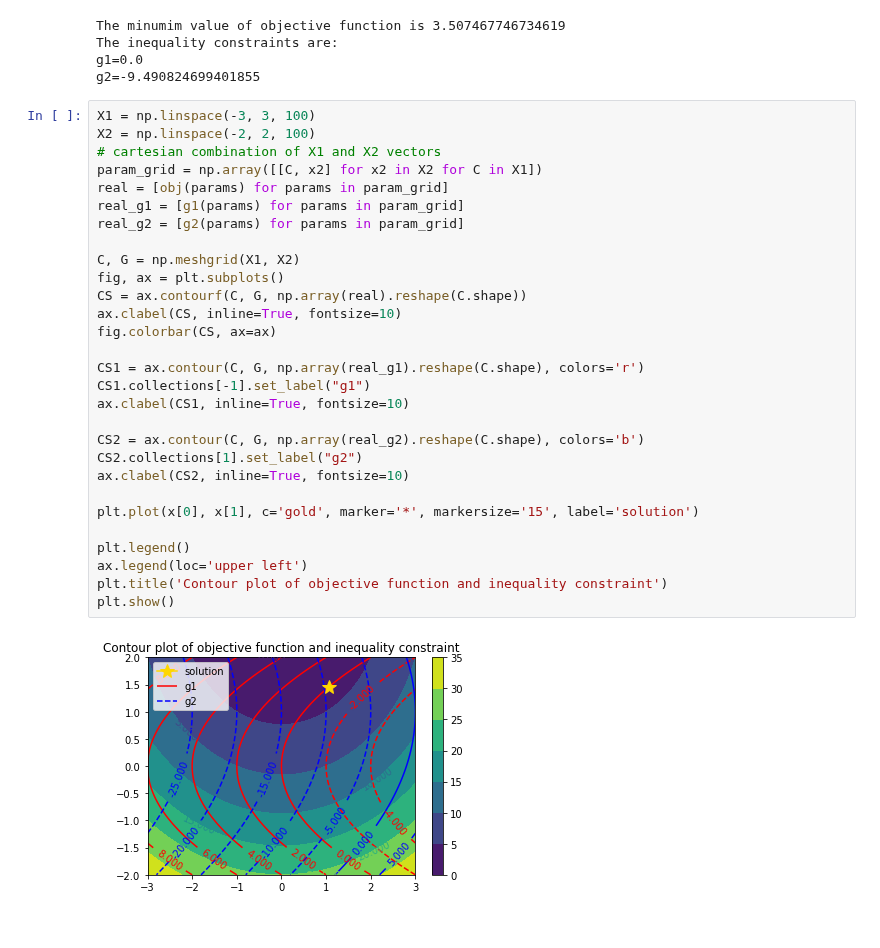
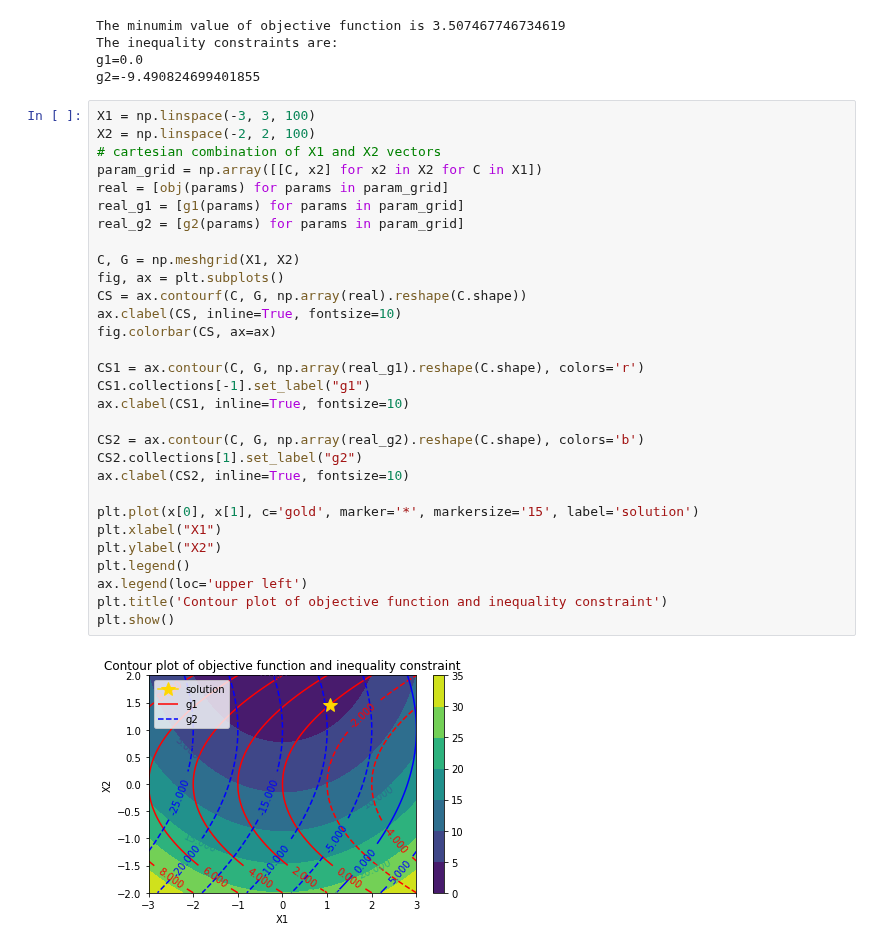
Before and after one commit to siddahant/DESOPT, a Jupyter notebook: SQP.ipynb, the cells around one changed output. Cells and saved outputs as stored; diff of their text form.

```diff
--- a/SQP.ipynb
+++ b/SQP.ipynb
@@ -146,31 +146,32 @@ g2=-9.490824699401855
 # %%
 X1 = np.linspace(-3, 3, 100)
 X2 = np.linspace(-2, 2, 100)
 # cartesian combination of X1 and X2 vectors
 param_grid = np.array([[C, x2] for x2 in X2 for C in X1])
 real = [obj(params) for params in param_grid]
 real_g1 = [g1(params) for params in param_grid]
 real_g2 = [g2(params) for params in param_grid]
 
 C, G = np.meshgrid(X1, X2)
 fig, ax = plt.subplots()
 CS = ax.contourf(C, G, np.array(real).reshape(C.shape))
 ax.clabel(CS, inline=True, fontsize=10)
 fig.colorbar(CS, ax=ax)
 
 CS1 = ax.contour(C, G, np.array(real_g1).reshape(C.shape), colors='r')
 CS1.collections[-1].set_label("g1")
 ax.clabel(CS1, inline=True, fontsize=10)
 
 CS2 = ax.contour(C, G, np.array(real_g2).reshape(C.shape), colors='b')
 CS2.collections[1].set_label("g2")
 ax.clabel(CS2, inline=True, fontsize=10)
 
 plt.plot(x[0], x[1], c='gold', marker='*', markersize='15', label='solution')
-
+plt.xlabel("X1")
+plt.ylabel("X2")
 plt.legend()
 ax.legend(loc='upper left')
 plt.title('Contour plot of objective function and inequality constraint')
 plt.show()
 # %% [output]
-[figure, old version]
+[figure, new version]
```
Also changed, not shown: parts of 1 cell of this notebook.
